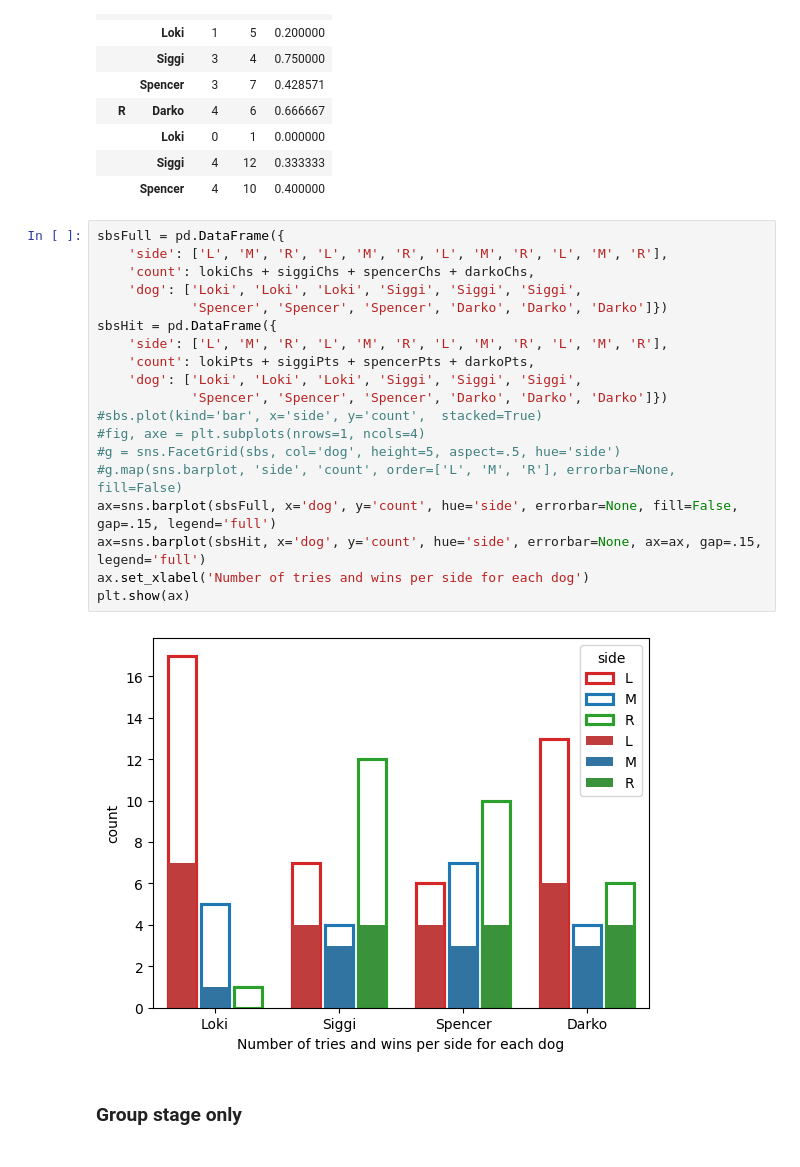
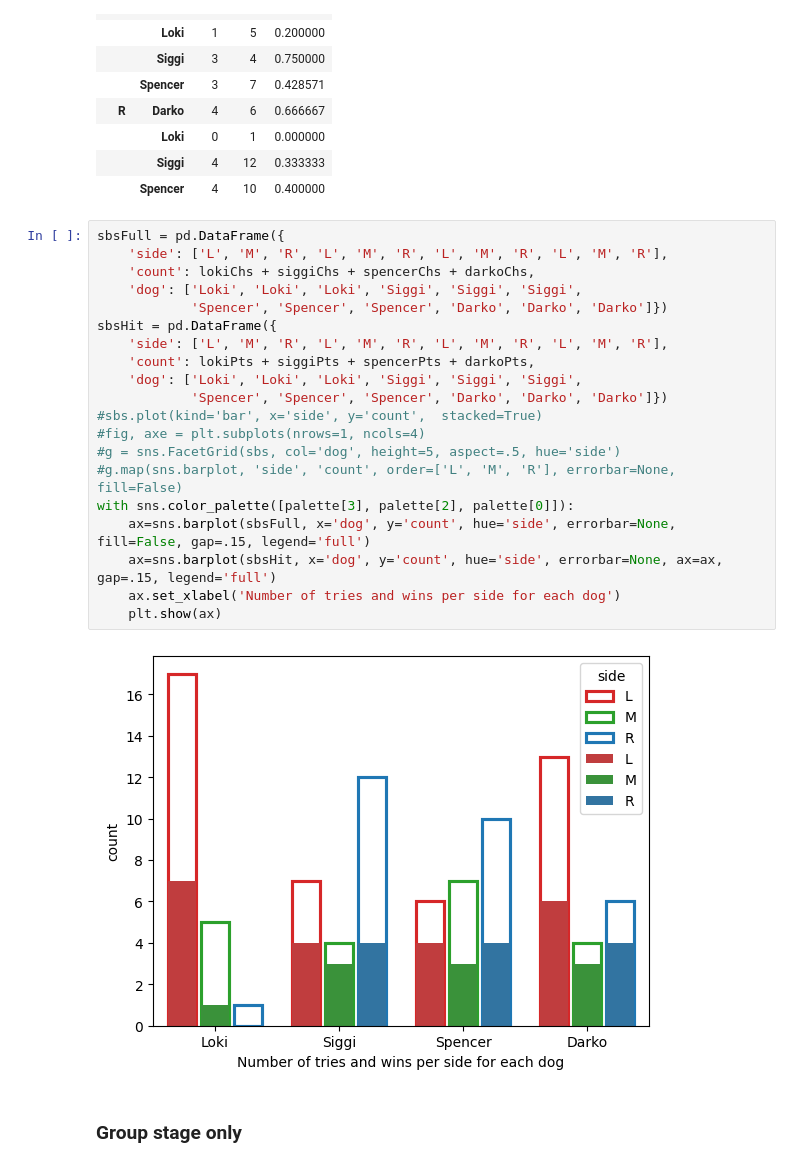
Before and after one commit to ben-tinc/pawracle, a Jupyter notebook: pawracle.ipynb, the cells around one changed output. Drawn from its saved outputs; the diff is of its cells as text.

Commit message:
change color palette for scoring by side

```diff
--- a/pawracle.ipynb
+++ b/pawracle.ipynb
@@ -228,24 +228,25 @@ record
 # %%
 sbsFull = pd.DataFrame({
     'side': ['L', 'M', 'R', 'L', 'M', 'R', 'L', 'M', 'R', 'L', 'M', 'R'],
     'count': lokiChs + siggiChs + spencerChs + darkoChs,
     'dog': ['Loki', 'Loki', 'Loki', 'Siggi', 'Siggi', 'Siggi',
             'Spencer', 'Spencer', 'Spencer', 'Darko', 'Darko', 'Darko']})
 sbsHit = pd.DataFrame({
     'side': ['L', 'M', 'R', 'L', 'M', 'R', 'L', 'M', 'R', 'L', 'M', 'R'],
     'count': lokiPts + siggiPts + spencerPts + darkoPts,
     'dog': ['Loki', 'Loki', 'Loki', 'Siggi', 'Siggi', 'Siggi',
             'Spencer', 'Spencer', 'Spencer', 'Darko', 'Darko', 'Darko']})
 #sbs.plot(kind='bar', x='side', y='count',  stacked=True)
 #fig, axe = plt.subplots(nrows=1, ncols=4)
 #g = sns.FacetGrid(sbs, col='dog', height=5, aspect=.5, hue='side')
 #g.map(sns.barplot, 'side', 'count', order=['L', 'M', 'R'], errorbar=None, fill=False)
-ax=sns.barplot(sbsFull, x='dog', y='count', hue='side', errorbar=None, fill=False, gap=.15, legend='full')
-ax=sns.barplot(sbsHit, x='dog', y='count', hue='side', errorbar=None, ax=ax, gap=.15, legend='full')
-ax.set_xlabel('Number of tries and wins per side for each dog')
-plt.show(ax)
+with sns.color_palette([palette[3], palette[2], palette[0]]):
+    ax=sns.barplot(sbsFull, x='dog', y='count', hue='side', errorbar=None, fill=False, gap=.15, legend='full')
+    ax=sns.barplot(sbsHit, x='dog', y='count', hue='side', errorbar=None, ax=ax, gap=.15, legend='full')
+    ax.set_xlabel('Number of tries and wins per side for each dog')
+    plt.show(ax)
 # %% [output]
-[figure, old version]
+[figure, new version]
 # %% [markdown]
 ### Group stage only
 # %%
```
